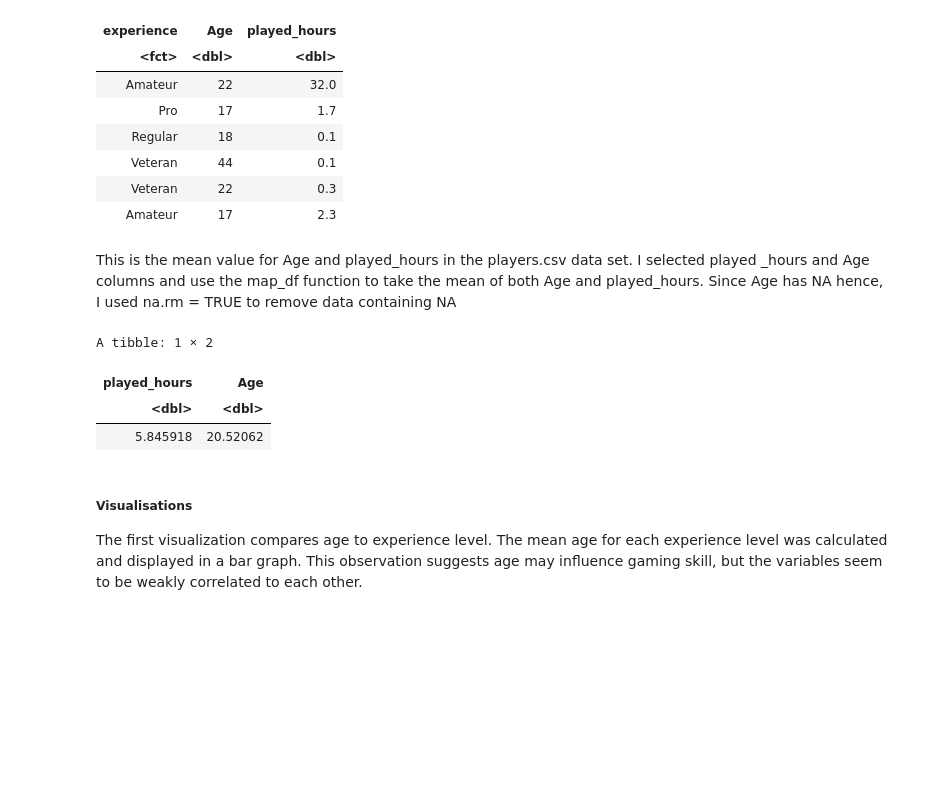
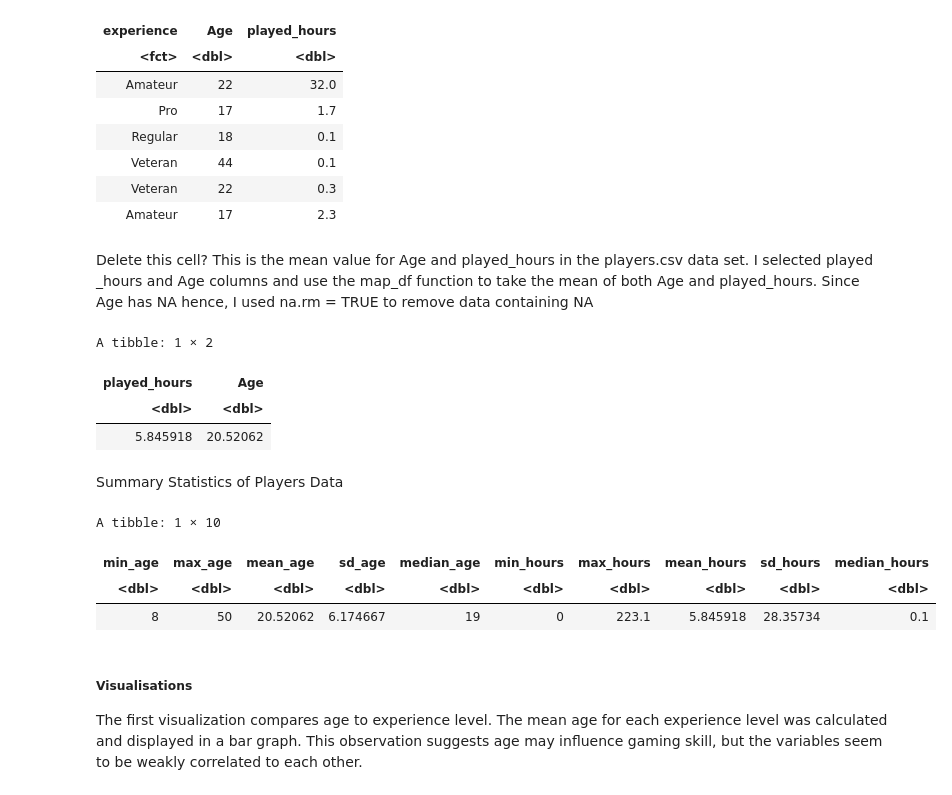
Before and after one commit to ryanceed/DSCI-100-Final-Project, a Jupyter notebook: Project Final DSCI .ipynb, the cells around one changed output. Drawn from its saved outputs; the diff is of its cells as text; code cells hidden in the pictures; blank space fills up the shorter version.

Commit message:
summary stats added

```diff
--- a/Project Final DSCI .ipynb
+++ b/Project Final DSCI .ipynb
@@ -72,6 +72,6 @@ A tibble: 6 × 3
 | Veteran | 22 | 0.3 |
 | Amateur | 17 | 2.3 |
 # %% [markdown]
-
+Delete this cell?
 This is the mean value for Age and played_hours in the players.csv data set. I selected played _hours and Age columns and use the map_df function to take the mean of both Age and played_hours. Since Age has NA hence, I used na.rm = TRUE to remove data containing NA
 # %%
@@ -85,6 +85,25 @@ A tibble: 1 × 2
 | played_hours | Age |
 | <dbl> | <dbl> |
 | 5.845918 | 20.52062 |
+# %% [markdown]
+Summary Statistics of Players Data
+# %%
+summarize(players_data,
+    min_age = min(Age, na.rm=TRUE),
+    max_age = max(Age, na.rm=TRUE),
+    mean_age= mean(Age, na.rm=TRUE),
+    sd_age = sd(Age, na.rm=TRUE),
+    median_age=median(Age, na.rm=TRUE),
+    min_hours = min(played_hours, na.rm=TRUE),
+    max_hours = max(played_hours, na.rm=TRUE),
+    mean_hours= mean(played_hours, na.rm=TRUE),
+    sd_hours=sd(played_hours, na.rm=TRUE),
+    median_hours=median(played_hours, na.rm=TRUE))
+# %% [output]
+A tibble: 1 × 10
+| min_age | max_age | mean_age | sd_age | median_age | min_hours | max_hours | mean_hours | sd_hours | median_hours |
+| <dbl> | <dbl> | <dbl> | <dbl> | <dbl> | <dbl> | <dbl> | <dbl> | <dbl> | <dbl> |
+| 8 | 50 | 20.52062 | 6.174667 | 19 | 0 | 223.1 | 5.845918 | 28.35734 | 0.1 |
 # %% [markdown]
 ##### Visualisations #####
 The first visualization compares age to experience level. The mean age for each experience level was calculated and displayed in a bar graph. This observation suggests age may influence gaming skill, but the variables seem to be weakly correlated to each other.
```
Also changed, not shown: parts of 1 cell of this notebook.
